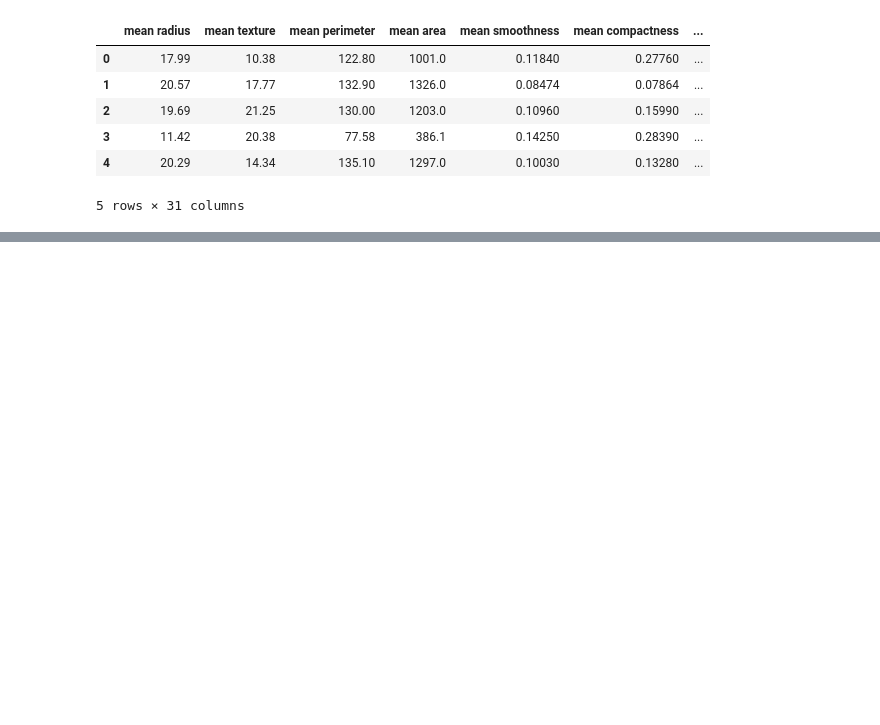
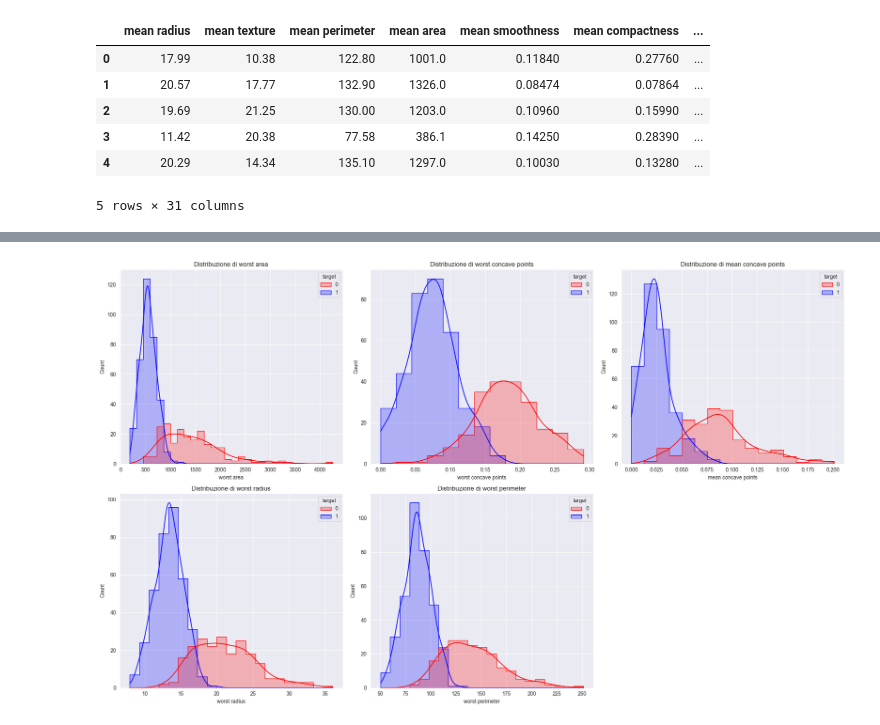
Before and after one commit to Code-Dani/Architetture-dati_Machine-learning-use-case, a Jupyter notebook: notebook.ipynb, the cells around one changed output, grey strips where cells are left out. Saved outputs shown, nothing was run; the diff lists cells and outputs as text; code cells hidden in the pictures; blank space fills up the shorter version.

```diff
--- a/notebook.ipynb
+++ b/notebook.ipynb
@@ -100,0 +208,13 @@ df = introduce_outliers(df , 0.05)
+# %%
+features = topFeaturesByImportance # Prendo le 5 feature più importanti
+
+plt.figure(figsize=(20, 12))
+for i, feature in enumerate(features):
+    plt.subplot(2, 3, i + 1)
+    sns.histplot(data=df, x=feature, hue='target', element='step', palette=['red', 'blue'], kde=True)
+    plt.title(f'Distribuzione di {feature}')
+
+plt.tight_layout()
+plt.show()
+# %% [output]
+[figure, added]
```
Also changed, not shown: parts of 23 cells of this notebook.
